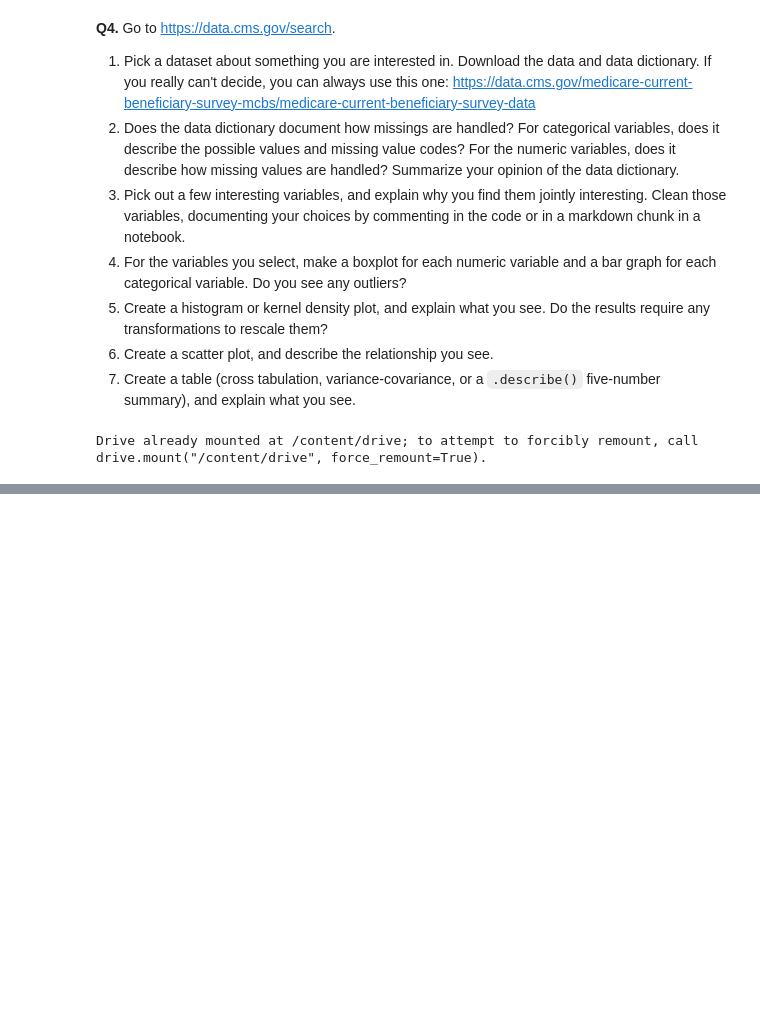
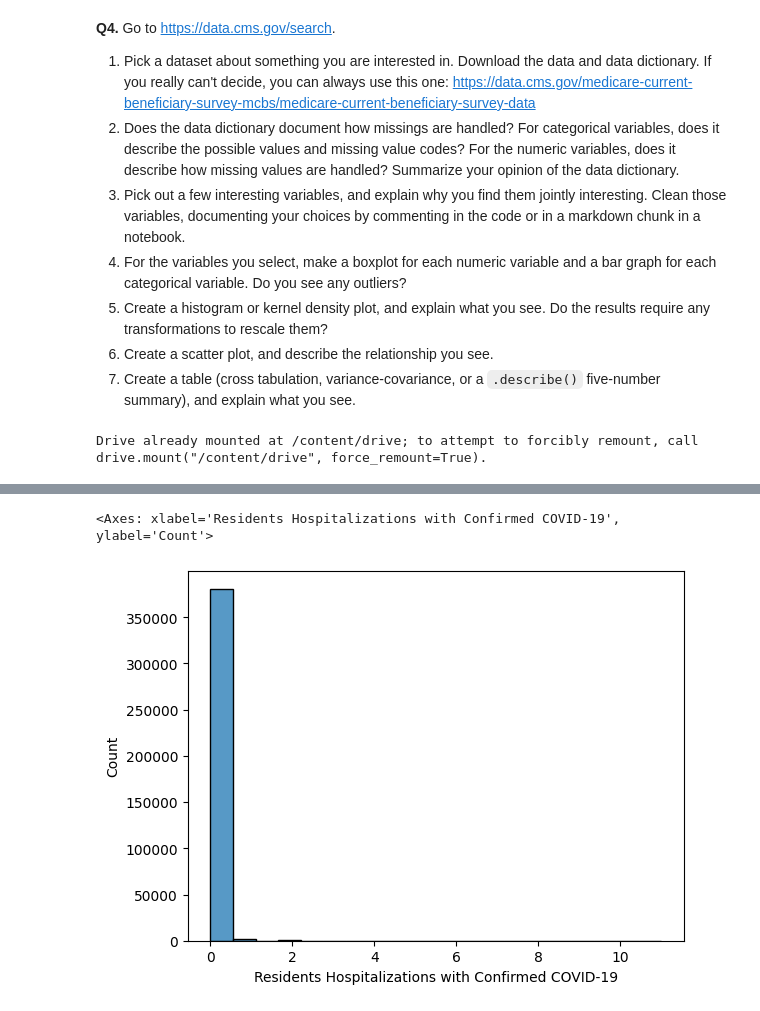
Before and after one commit to ejstew21/visualization, a Jupyter notebook: assignment/assignment.ipynb, the cells around one changed output, grey strips where cells are left out. Drawn from its saved outputs; the diff is of its cells as text; code cells hidden in the pictures; blank space fills up the shorter version.

```diff
--- a/assignment/assignment.ipynb
+++ b/assignment/assignment.ipynb
@@ -236,0 +301,6 @@ covid_df = pd.read_csv('/content/drive/MyDrive/COVID-19 Nursing Home Data 02.04.
+# %%
+sns.histplot(resident_hosp)
+# Also will need arcsinh for this
+# %% [output]
+<Axes: xlabel='Residents Hospitalizations with Confirmed COVID-19', ylabel='Count'>
+[figure, added]
```
Also changed, not shown: parts of 11 cells of this notebook.
